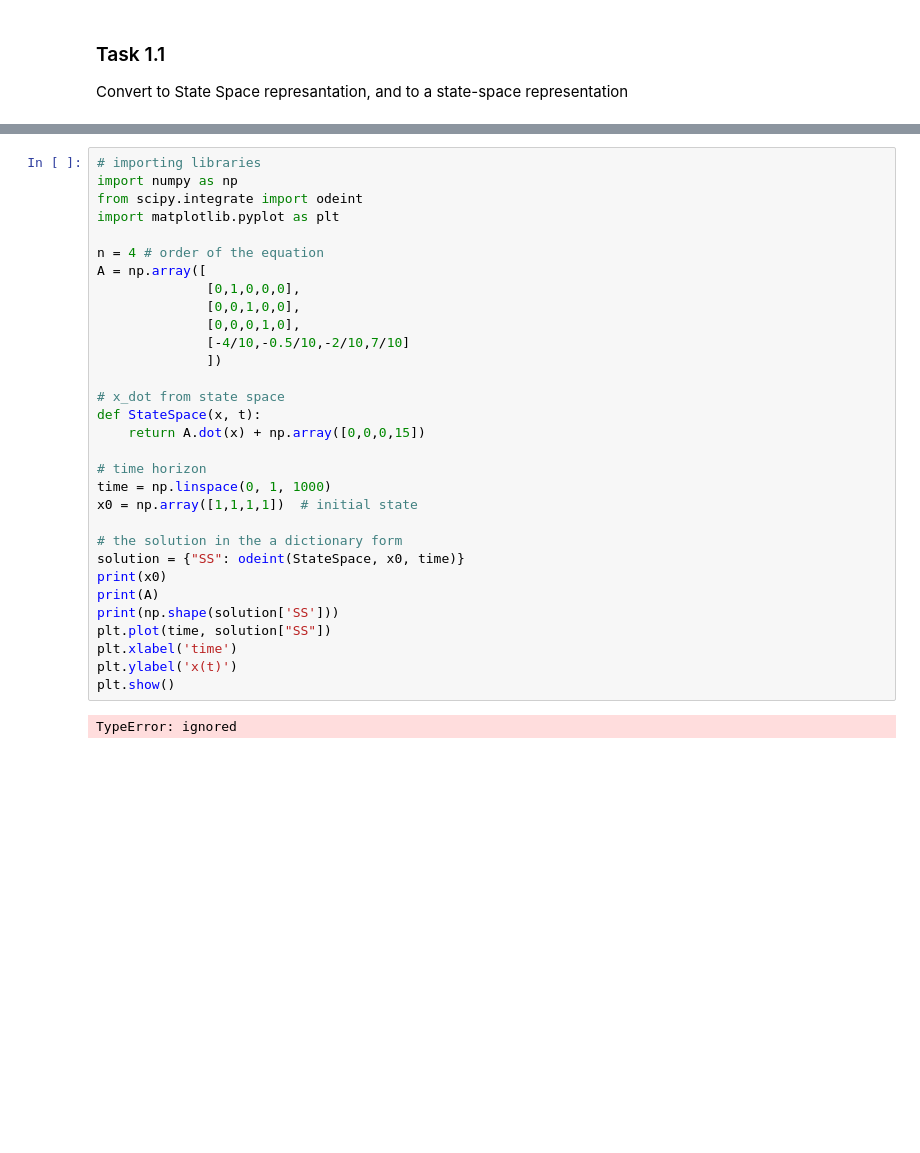
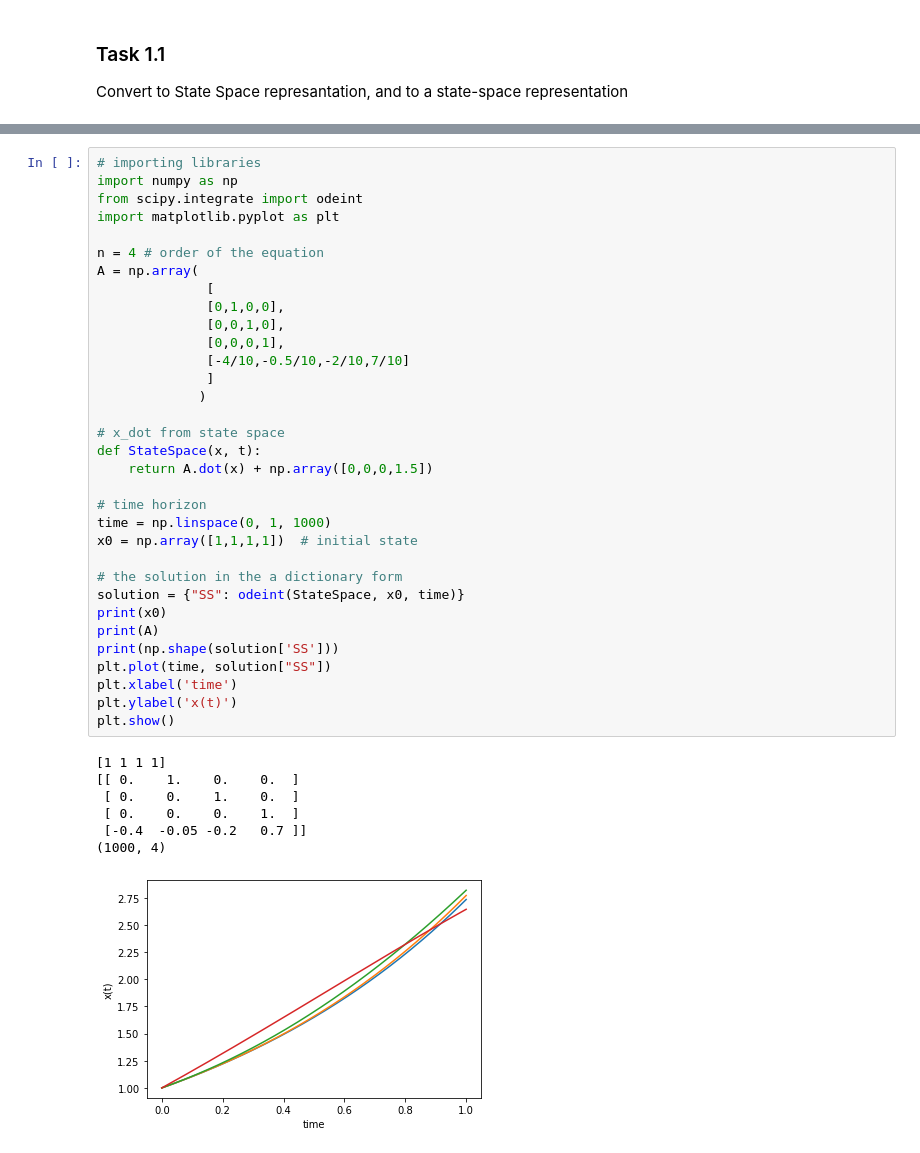
Before and after one commit to Ehsan2754/Spring2021Labs, a Jupyter notebook: Control Lab/EhsanShaghaei_B1903.ipynb, the cells around one changed output, grey strips where cells are left out. Cells and saved outputs as stored; diff of their text form; blank space fills up the shorter version.

```diff
--- a/Control Lab/EhsanShaghaei_B1903.ipynb
+++ b/Control Lab/EhsanShaghaei_B1903.ipynb
@@ -11,33 +41,41 @@ $$ 10 y^{(4)} -7  y^{(3)} + 2   \ddot y + 0.5 \dot y + 4y  = 15 $$
 # %%
 # importing libraries
 import numpy as np
 from scipy.integrate import odeint
 import matplotlib.pyplot as plt
 
 n = 4 # order of the equation
-A = np.array([
-              [0,1,0,0,0],
-              [0,0,1,0,0],
-              [0,0,0,1,0],
+A = np.array(
+              [
+              [0,1,0,0],
+              [0,0,1,0],
+              [0,0,0,1],
               [-4/10,-0.5/10,-2/10,7/10]
-              ])
+              ]
+             )
 
 # x_dot from state space
 def StateSpace(x, t):
-    return A.dot(x) + np.array([0,0,0,15])
+    return A.dot(x) + np.array([0,0,0,1.5])
 
 # time horizon
 time = np.linspace(0, 1, 1000)
 x0 = np.array([1,1,1,1])  # initial state
 
 # the solution in the a dictionary form
 solution = {"SS": odeint(StateSpace, x0, time)}
 print(x0)
 print(A)
 print(np.shape(solution['SS']))
 plt.plot(time, solution["SS"])
 plt.xlabel('time')
 plt.ylabel('x(t)')
 plt.show()
 # %% [output]
-TypeError: ignored
+[1 1 1 1]
+[[ 0.    1.    0.    0.  ]
+ [ 0.    0.    1.    0.  ]
+ [ 0.    0.    0.    1.  ]
+ [-0.4  -0.05 -0.2   0.7 ]]
+(1000, 4)
+[figure, added]
```
Also changed, not shown: parts of 65 cells of this notebook, 11 other files.
